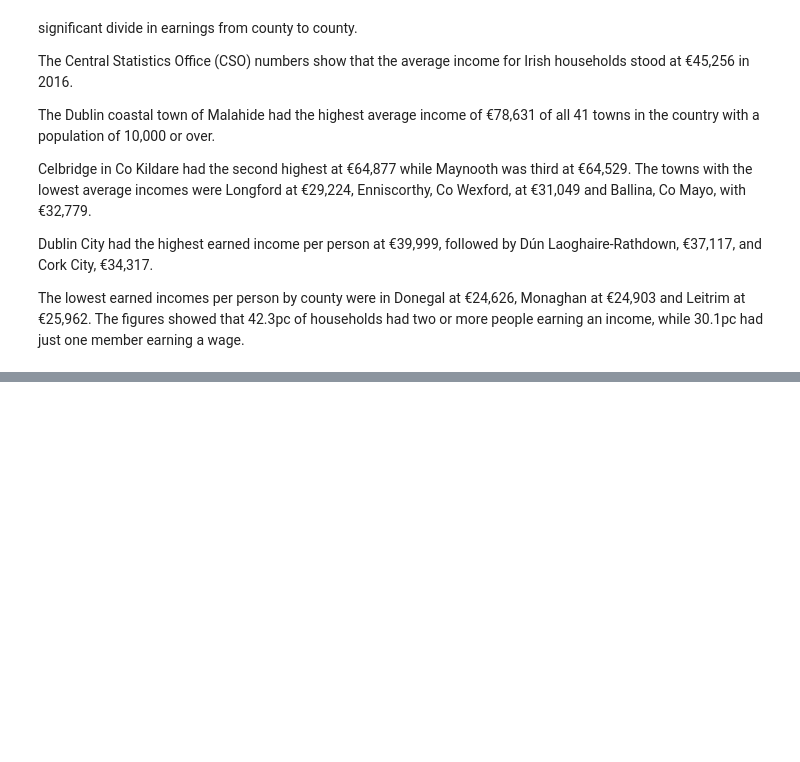
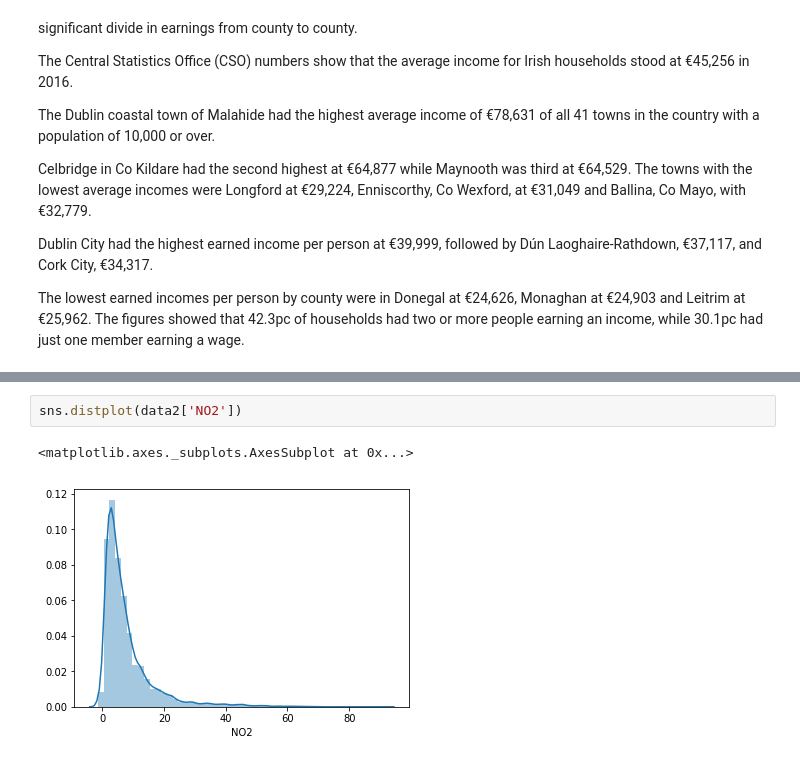
Before and after one commit to Freeha-S/ProgDA_Project, a Jupyter notebook: ProgDA-Project.ipynb, the cells around one changed output, grey strips where cells are left out. Cells and saved outputs as stored; diff of their text form; blank space fills up the shorter version.

```diff
--- a/ProgDA-Project.ipynb
+++ b/ProgDA-Project.ipynb
@@ -170,0 +270,5 @@ KeyError: 'INCOME'
+# %%
+sns.distplot(data2['NO2'])
+# %% [output]
+<matplotlib.axes._subplots.AxesSubplot at 0x...>
+[figure, added]
```
Also changed, not shown: parts of 11 cells of this notebook, 2 other files.
